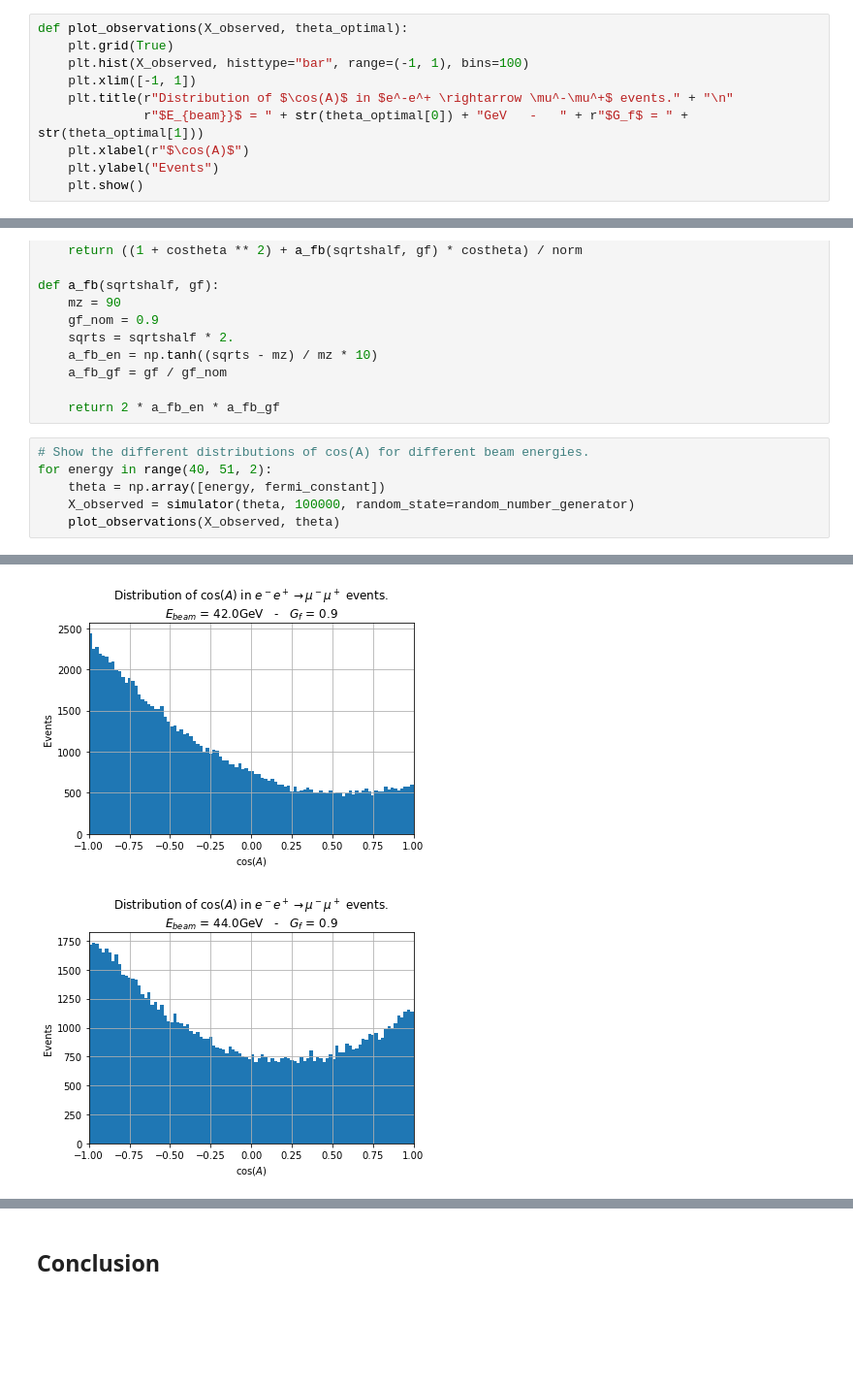
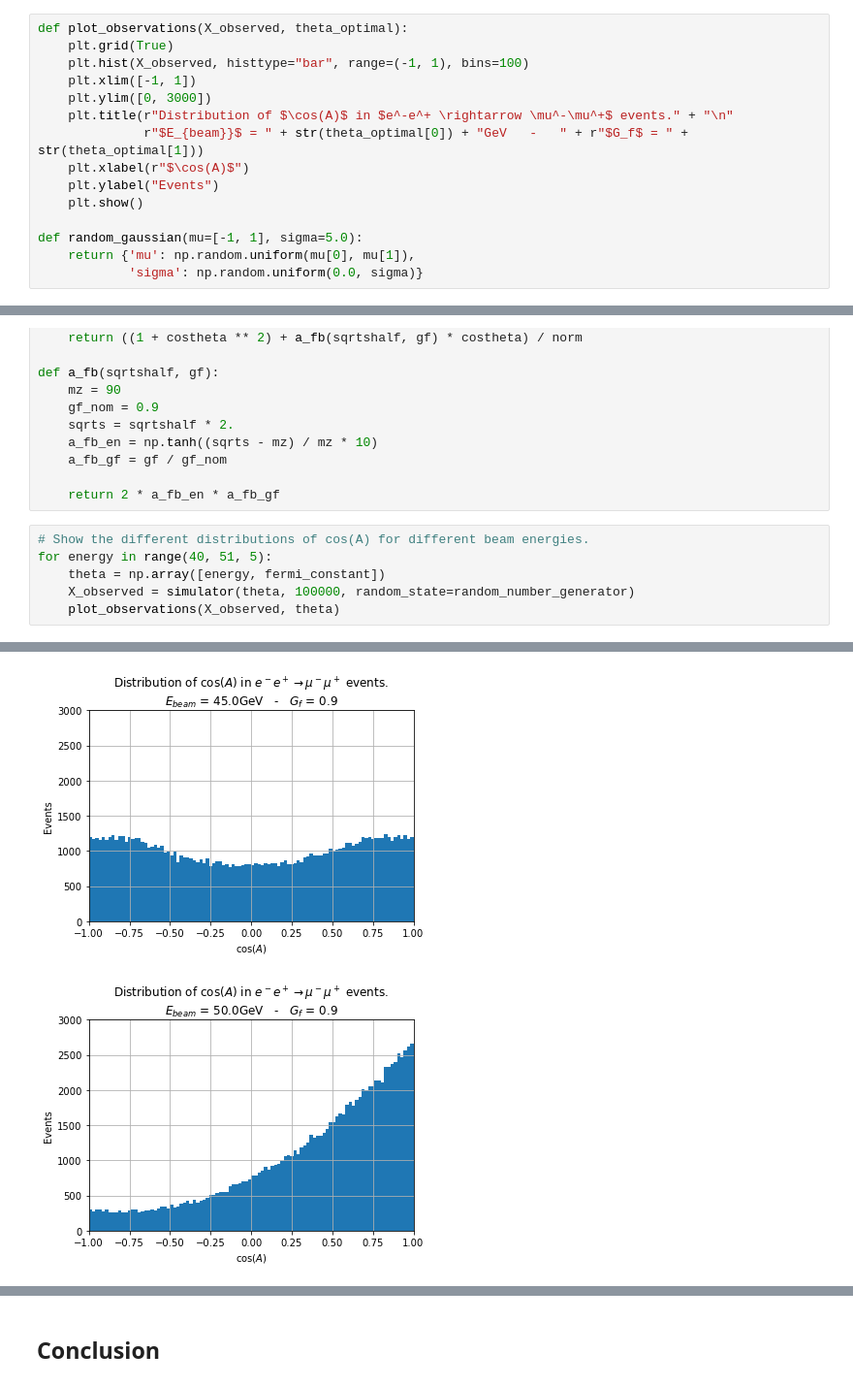
Before and after one commit to JoeriHermans/deep-learning-scripts, a Jupyter notebook: scripts/adverserial-variational-optimization/avo-notebook.ipynb, the cells around one changed output, grey strips where cells are left out. Shown at 97% size. Drawn from its saved outputs; the diff is of its cells as text; blank space fills up the shorter version.

```diff
--- a/scripts/adverserial-variational-optimization/avo-notebook.ipynb
+++ b/scripts/adverserial-variational-optimization/avo-notebook.ipynb
@@ -43,11 +47,16 @@ def plot_observations(X_observed, theta_optimal):
     plt.grid(True)
     plt.hist(X_observed, histtype="bar", range=(-1, 1), bins=100)
     plt.xlim([-1, 1])
+    plt.ylim([0, 3000])
     plt.title(r"Distribution of $\cos(A)$ in $e^-e^+ \rightarrow \mu^-\mu^+$ events." + "\n"
               r"$E_{beam}}$ = " + str(theta_optimal[0]) + "GeV   -   " + r"$G_f$ = " + str(theta_optimal[1]))
     plt.xlabel(r"$\cos(A)$")
     plt.ylabel("Events")
     plt.show()
+
+def random_gaussian(mu=[-1, 1], sigma=5.0):
+    return {'mu': np.random.uniform(mu[0], mu[1]),
+            'sigma': np.random.uniform(0.0, sigma)}
 # %% [markdown]
 ## Introduction
 
@@ -105,7 +114,7 @@ def a_fb(sqrtshalf, gf):
     return 2 * a_fb_en * a_fb_gf
 # %%
 # Show the different distributions of cos(A) for different beam energies.
-for energy in range(40, 51, 2):
+for energy in range(40, 51, 5):
     theta = np.array([energy, fermi_constant])
     X_observed = simulator(theta, 100000, random_state=random_number_generator)
     plot_observations(X_observed, theta)
@@ -114,2 +123,2 @@ for energy in range(40, 51, 2):
-[figure, old version]
+[figure, new version]
-[figure, old version]
+[figure, new version]
```
Also changed, not shown: parts of 13 cells of this notebook.
